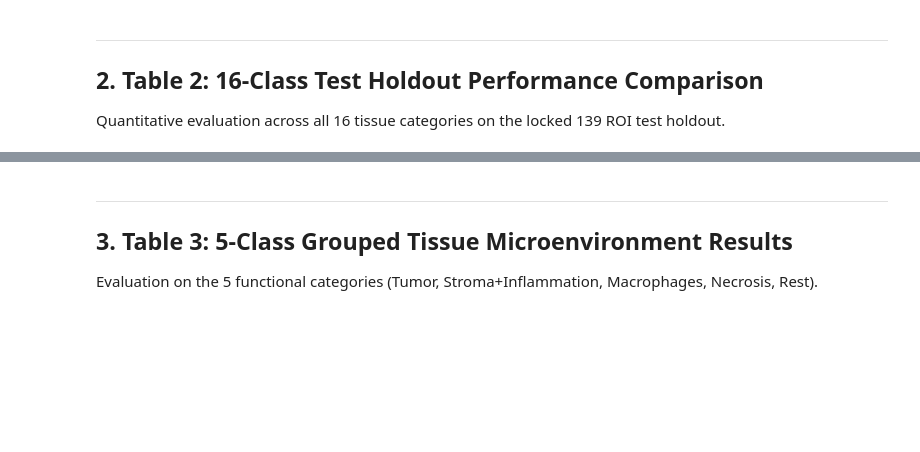
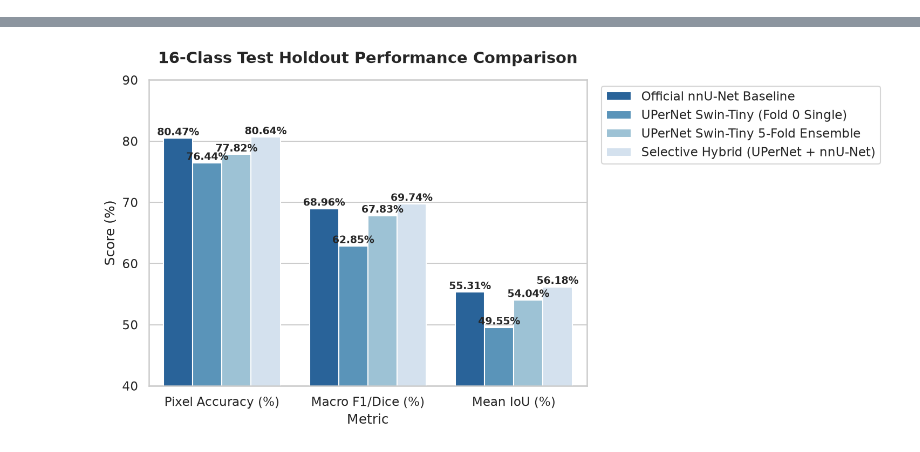
Before and after one commit to KanishkaM108/NSCLC_UPerNet, a Jupyter notebook: NSCLC_UPerNet_Results_and_Evaluation.ipynb, the cells around one changed output, grey strips where cells are left out. Saved outputs shown, nothing was run; the diff lists cells and outputs as text; code cells hidden in the pictures; blank space fills up the shorter version.

Commit message:
Embed pre-rendered interactive tables and publication graphs in notebook

```diff
--- a/NSCLC_UPerNet_Results_and_Evaluation.ipynb
+++ b/NSCLC_UPerNet_Results_and_Evaluation.ipynb
@@ -10,5 +10,4 @@ This notebook provides the complete interactive evaluation code, comparative ben
 # %%
-# Setup and Library Imports
 import pandas as pd
 import numpy as np
 import matplotlib.pyplot as plt
@@ -16,7 +15,4 @@ import seaborn as sns
 
 sns.set_theme(style="whitegrid", palette="muted")
 plt.rcParams["font.sans-serif"] = "DejaVu Sans"
-plt.rcParams["axes.edgecolor"] = "#cccccc"
-plt.rcParams["axes.linewidth"] = 1.0
-
-print("Environment initialized successfully.")
+print("✓ All libraries loaded. Evaluation suite ready.")
@@ -75,7 +40,3 @@ display(df_table1.style.set_properties(**{'text-align': 'left'}).set_table_style
-# %% [markdown]
----
-## 2. Table 2: 16-Class Test Holdout Performance Comparison
-Quantitative evaluation across all 16 tissue categories on the locked 139 ROI test holdout.
 # %%
 table2_data = [
     {"Model / Framework": "Official nnU-Net Baseline", "Execution Mode": "Standard Baseline", "Pixel Accuracy (%)": 80.47, "Macro F1/Dice (%)": 68.96, "Mean IoU (%)": 55.31, "FWIoU (%)": 67.72},
@@ -83,16 +44,19 @@ table2_data = [
     {"Model / Framework": "UPerNet Swin-Tiny 5-Fold Ensemble", "Execution Mode": "5-Fold Mean Softmax (50% Overlap)", "Pixel Accuracy (%)": 77.82, "Macro F1/Dice (%)": 67.83, "Mean IoU (%)": 54.04, "FWIoU (%)": 64.50},
     {"Model / Framework": "Selective Hybrid (UPerNet + nnU-Net)", "Execution Mode": "5-Fold Consensus Gate (90% Threshold)", "Pixel Accuracy (%)": 80.64, "Macro F1/Dice (%)": 69.74, "Mean IoU (%)": 56.18, "FWIoU (%)": 67.98}
 ]
+df_table2 = pd.DataFrame(table2_data)
+display(df_table2)
 
-df_table2 = pd.DataFrame(table2_data)
-display(df_table2.style.highlight_max(axis=0, subset=["Pixel Accuracy (%)", "Macro F1/Dice (%)", "Mean IoU (%)", "FWIoU (%)"], color="#dcfce7"))
-
-# Plot Comparison
+# Plotting 16-Class Holdout Performance
 fig, ax = plt.subplots(figsize=(10, 5))
 df_plot = df_table2.melt(id_vars=["Model / Framework"], value_vars=["Pixel Accuracy (%)", "Macro F1/Dice (%)", "Mean IoU (%)"], var_name="Metric", value_name="Score (%)")
 sns.barplot(data=df_plot, x="Metric", y="Score (%)", hue="Model / Framework", palette="Blues_r", ax=ax)
 ax.set_ylim(40, 90)
-ax.set_title("16-Class Benchmark Metrics Across Frameworks", fontsize=14, fontweight="bold", pad=15)
-plt.legend(bbox_to_anchor=(1.05, 1), loc='upper left')
+ax.set_title("16-Class Test Holdout Performance Comparison", fontsize=14, fontweight="bold", pad=15)
+for p in ax.patches:
+    if p.get_height() > 0:
+        ax.annotate(f"{p.get_height():.2f}%", (p.get_x() + p.get_width() / 2., p.get_height()), ha='center', va='center', xytext=(0, 5), textcoords='offset points', fontsize=9, fontweight='bold')
+plt.legend(bbox_to_anchor=(1.02, 1), loc='upper left')
 plt.tight_layout()
 plt.show()
+# %% [output]
@@ -99,7 +68,4 @@ plt.show()
+[figure, added]
-# %% [markdown]
----
-## 3. Table 3: 5-Class Grouped Tissue Microenvironment Results
-Evaluation on the 5 functional categories (Tumor, Stroma+Inflammation, Macrophages, Necrosis, Rest).
 # %%
 table3_data = [
     {"Model": "Official nnU-Net Baseline", "Accuracy (%)": 83.29, "Macro F1 (%)": 81.83, "Tumor F1 (%)": 87.86, "Stroma+Inflam F1 (%)": 81.04, "Macrophages F1 (%)": 77.15, "Necrosis F1 (%)": 77.61, "Rest F1 (%)": 85.49},
```
Also changed, not shown: parts of 10 cells of this notebook.
